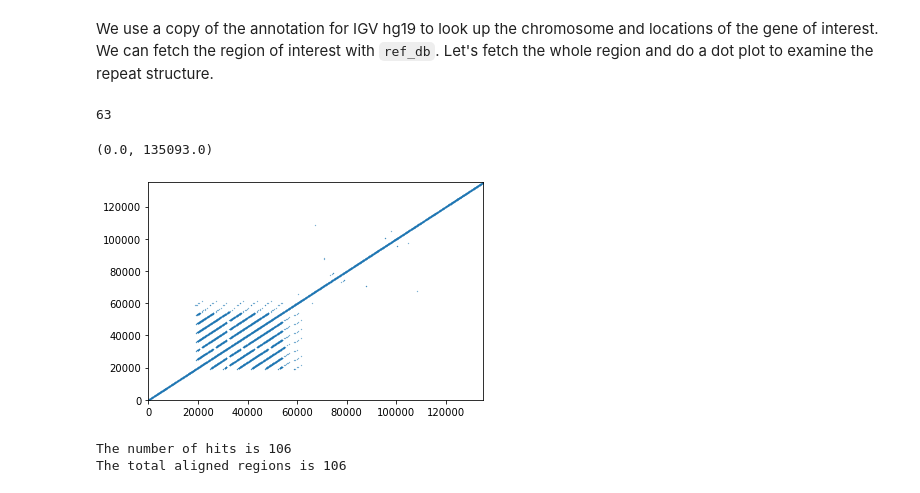
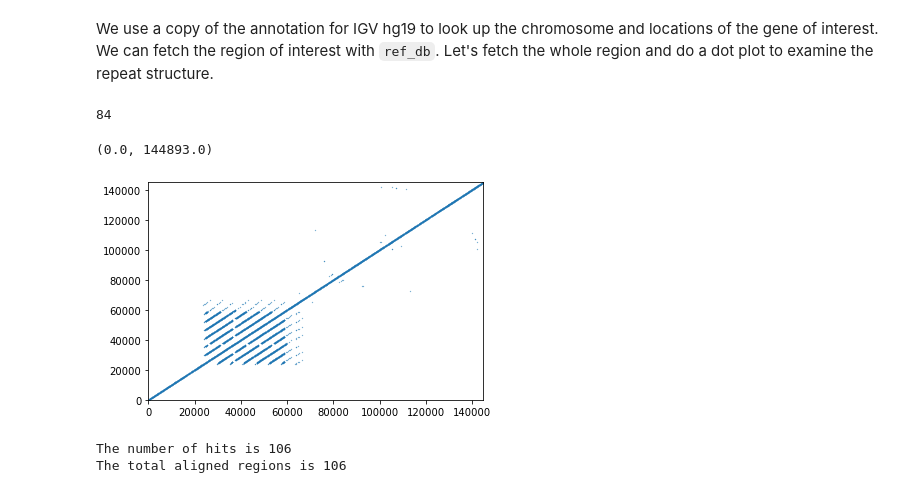
Before and after one commit to GeneDx/pgr-tk-notebooks, a Jupyter notebook: 07-1-LPA-repeat.ipynb, the cells around one changed output. Saved outputs shown, nothing was run; the diff lists cells and outputs as text; code cells hidden in the pictures.

```diff
--- a/07-1-LPA-repeat.ipynb
+++ b/07-1-LPA-repeat.ipynb
@@ -44,20 +44,20 @@ We use a copy of the annotation for IGV hg19 to look up the chromosome and locat
 We can fetch the region of interest with `ref_db`. Let's fetch the whole region and do a dot plot to examine the repeat structure.
 # %%
 ref_file_name, roi_chr, roi_b, roi_e = 'hg19_tagged.fa', 'chr6_hg19', 160952514, 161087407
-padding = 100
+padding = 5000
 roi_len = roi_e - roi_b
 #get a segment of a reference
 roi_seq = ref_db.get_sub_seq(ref_file_name, roi_chr, roi_b-padding, roi_e+padding)
 roi_seq = pgrtk.rc_byte_seq(roi_seq)
 x, y = pgrtk.get_shmmr_dots(roi_seq, roi_seq, 32, 32, 2, 2)
 plt.plot(x, y, ".", markersize=0.5)
 print(x[0])
 plt.xlim(0,len(roi_seq))
 plt.ylim(0,len(roi_seq))
 # %% [output]
-63
+84
-(0.0, 135093.0)
+(0.0, 144893.0)
-[figure, old version]
+[figure, new version]
 # %%
 #find hits in the pangenomic reference
 aln_range = pgrtk.query_sdb(sdb, roi_seq, merge_range_tol=100000)
```
Also changed, not shown: parts of 33 cells of this notebook.
